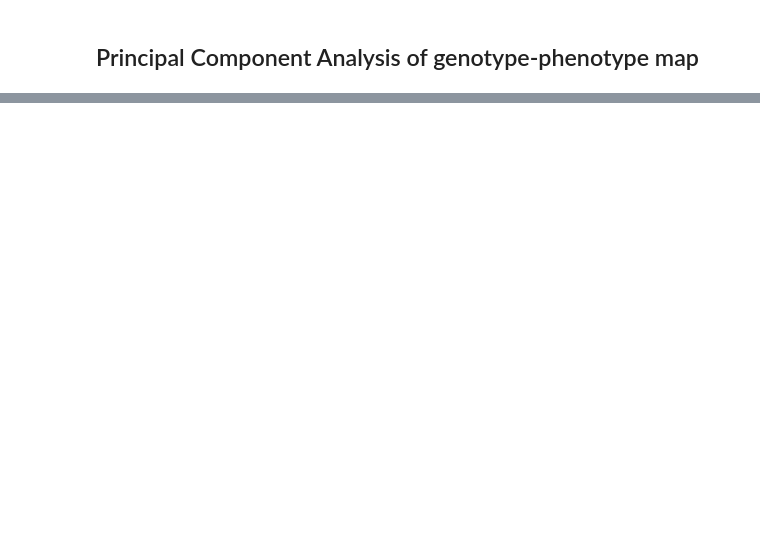
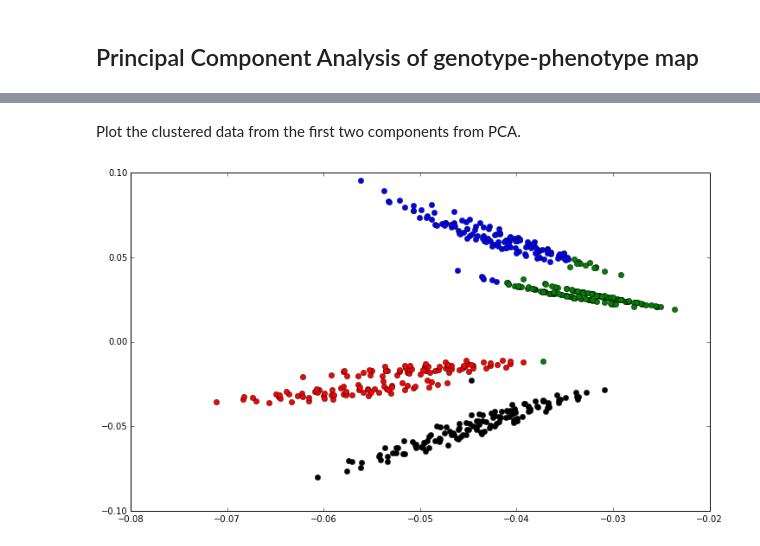
Before and after one commit to harmslab/notebooks-nonlinear-high-order-epistasis, a Jupyter notebook: notebooks/06-Is there another coordinate system.ipynb, the cells around one changed output, grey strips where cells are left out. Cells and saved outputs as stored; diff of their text form; code cells hidden in the pictures; blank space fills up the shorter version.

```diff
--- a/notebooks/06-Is there another coordinate system.ipynb
+++ b/notebooks/06-Is there another coordinate system.ipynb
@@ -32,0 +82,13 @@ plt.plot(pca.components[0], pca.components[1], '.')
+# %%
+clusters = SpectralClustering(4)
+labels = clusters.fit_predict(pca.components[0:2].T)
+print(labels)
+# %% [markdown]
+Plot the clustered data from the first two components from PCA.
+# %%
+plt.figure(figsize=[12,7])
+colors = ['b', 'k', 'g', 'r']
+for i in range(len(pca.components[0])):
+    plt.plot(pca.components[0,i], pca.components[1,i], 'o'+colors[labels[i]])
+# %% [output]
+[figure, added]
```
Also changed, not shown: parts of 15 cells of this notebook.
